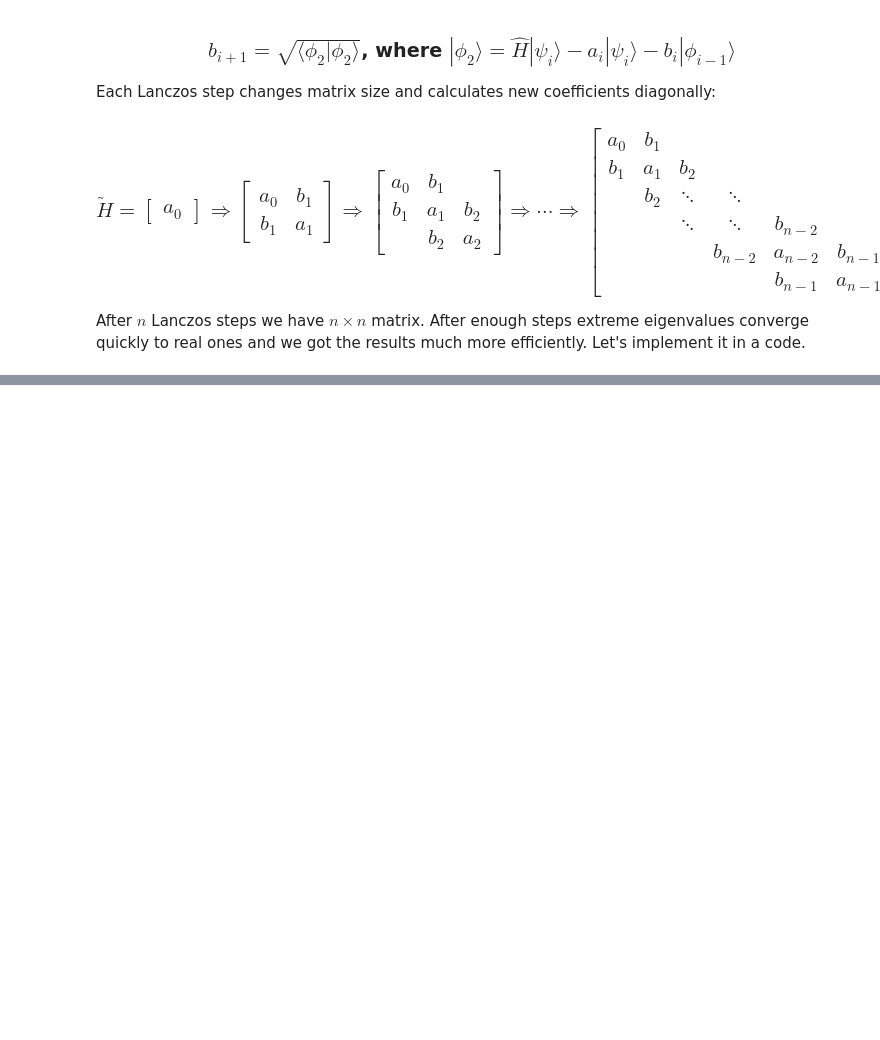
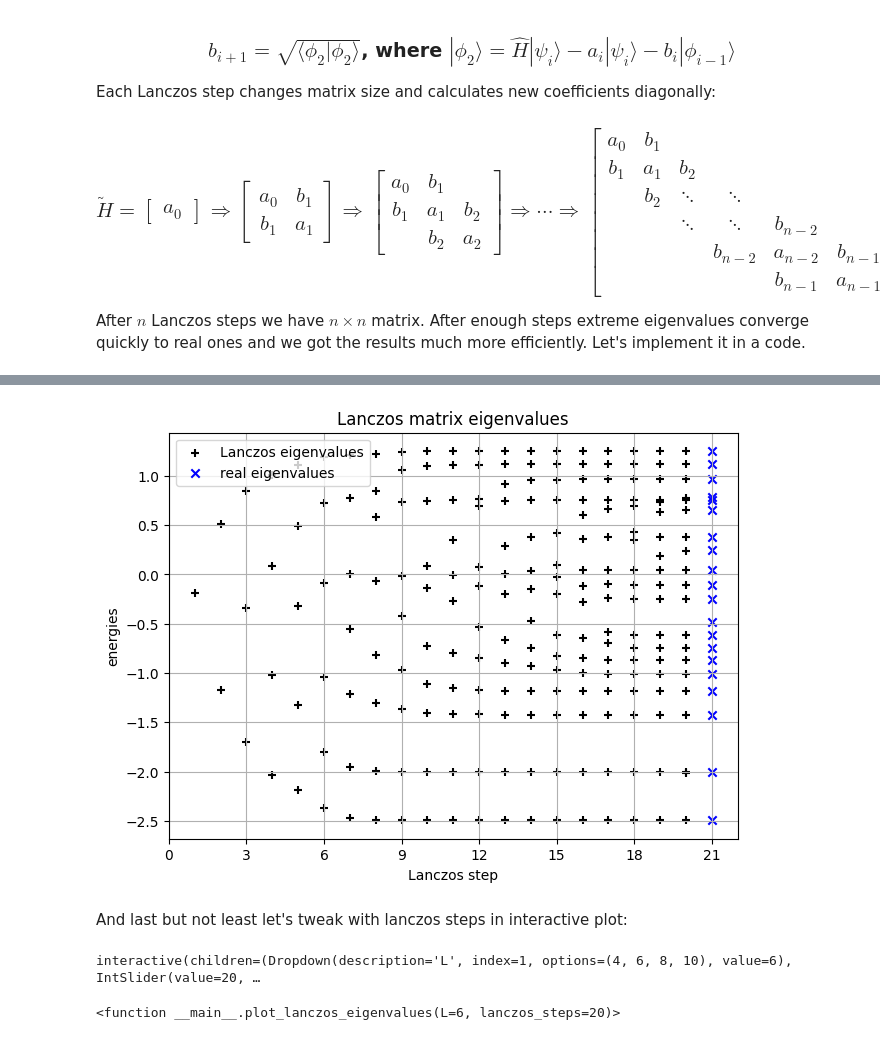
Before and after one commit to Yolonek/HeisenbergModel, a Jupyter notebook: LanczosStep/LanczosStepDescription.ipynb, the cells around one changed output, grey strips where cells are left out. Saved outputs shown, nothing was run; the diff lists cells and outputs as text; code cells hidden in the pictures; blank space fills up the shorter version.

```diff
--- a/LanczosStep/LanczosStepDescription.ipynb
+++ b/LanczosStep/LanczosStepDescription.ipynb
@@ -52,0 +136,32 @@ After $n$ Lanczos steps we have $n \times n$ matrix. After enough steps extreme
+# %%
+def plot_lanczos_eigenvalues(L=6, lanczos_steps=20):
+    lanczos_step = LanczosStep(J=1, L=L, delta=1,
+                              is_pbc=False,
+                              hamiltonian_reduced=True,
+                              lanczos_steps=lanczos_steps)
+    lanczos_step.simulate_lanczos_step(disable_print=True)
+
+    figure, axes = plt.subplots(1, 1, layout='constrained')
+    axes.scatter(lanczos_step.x_index, lanczos_step.y_energies,
+                 marker='+', color='black', label='Lanczos eigenvalues')
+    real_eigenvalues_index = np.full(len(lanczos_step.real_eigenvalues), lanczos_step.lanczos_steps + 1)
+    axes.scatter(real_eigenvalues_index, lanczos_step.real_eigenvalues,
+                 marker='x', color='blue', label='real eigenvalues')
+    axes.set(xlabel='Lanczos step', ylabel='energies')
+    axes.grid()
+    axes.legend(loc='upper left')
+    axes.set_title('Lanczos matrix eigenvalues')
+    axes.xaxis.set_major_locator(MaxNLocator(integer=True))
+# %%
+plot_lanczos_eigenvalues(6)
+# %% [output]
+[figure, added]
+# %% [markdown]
+And last but not least let's tweak with lanczos steps in interactive plot:
+# %%
+ipywidgets.interact(plot_lanczos_eigenvalues,
+                    L=[4, 6, 8, 10],
+                    lanczos_steps=(1, 100, 1))
+# %% [output]
+interactive(children=(Dropdown(description='L', index=1, options=(4, 6, 8, 10), value=6), IntSlider(value=20, …
+<function __main__.plot_lanczos_eigenvalues(L=6, lanczos_steps=20)>
```
Also changed, not shown: parts of 15 cells of this notebook, 4 other files.
